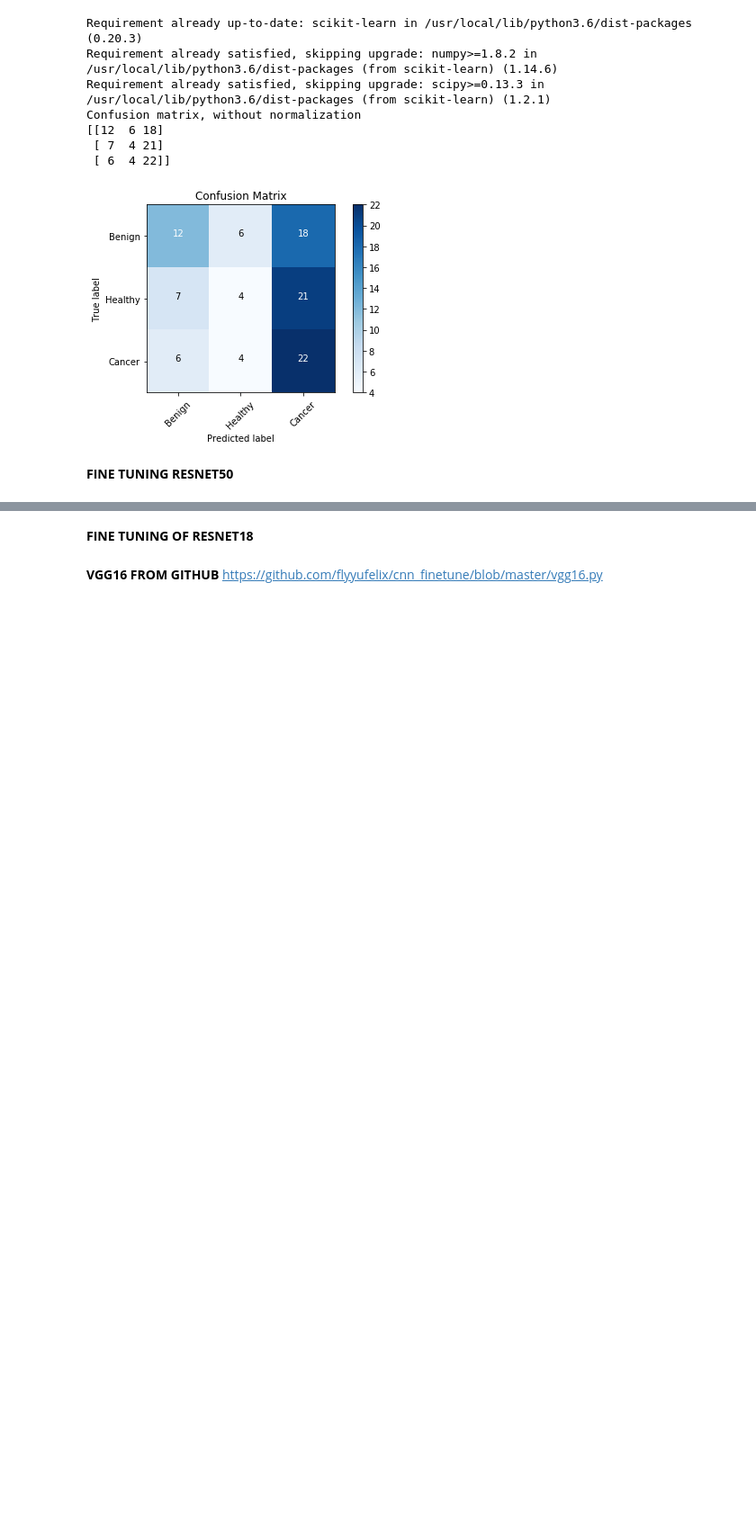
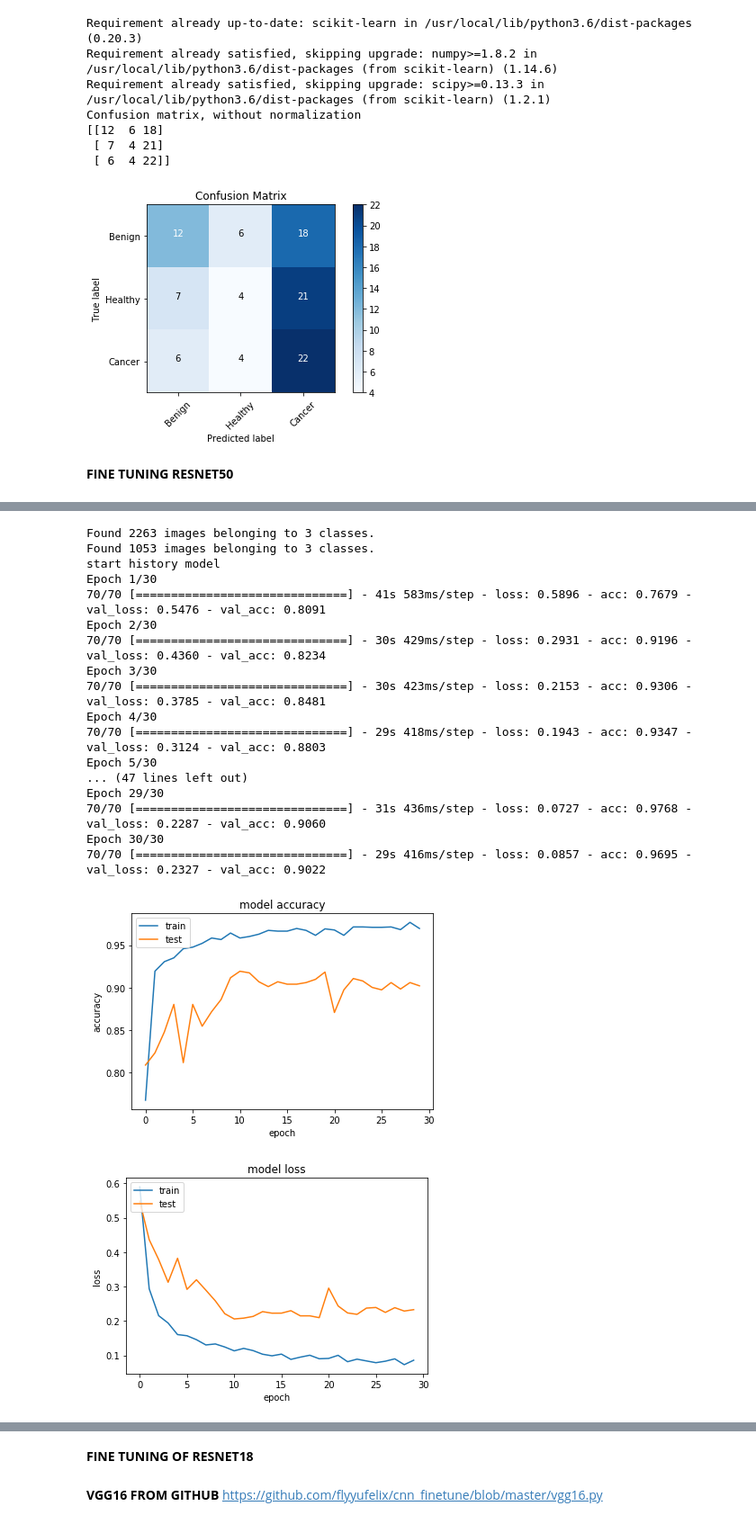
Before and after one commit to Marel88/Bioinfo_7_1, a Jupyter notebook: Bio_training.ipynb, the cells around one changed output, grey strips where cells are left out. Shown: that part at 90% size. Cells and saved outputs as stored; diff of their text form; code cells hidden in the pictures; blank space fills up the shorter version.

Commit message:
Updated ResNet50 training

```diff
--- a/Bio_training.ipynb
+++ b/Bio_training.ipynb
@@ -1175,0 +1189,32 @@ NameError: ignored
+# %%
+    image_size = (224, 224)
+    train_data_dir = '/content/gdrive/My Drive/Bioinformatica/Organized dataset/Training/Patches'
+    validation_data_dir = '/content/gdrive/My Drive/Bioinformatica/Organized dataset/Validation/Patches'
+    nb_epoch = 30
+    batch_size = 32
+    num_classes = 3
+    ResNetModel = get_model()
+    compile_model(ResNetModel)
+    modelFitGenerator(ResNetModel)
+    saveCoreMLModel(ResNetModel)
+    print_predictions(ResNetModel)
+# %% [output]
+Found 2263 images belonging to 3 classes.
+Found 1053 images belonging to 3 classes.
+start history model
+Epoch 1/30
+70/70 [==============================] - 41s 583ms/step - loss: 0.5896 - acc: 0.7679 - val_loss: 0.5476 - val_acc: 0.8091
+Epoch 2/30
+70/70 [==============================] - 30s 429ms/step - loss: 0.2931 - acc: 0.9196 - val_loss: 0.4360 - val_acc: 0.8234
+Epoch 3/30
+70/70 [==============================] - 30s 423ms/step - loss: 0.2153 - acc: 0.9306 - val_loss: 0.3785 - val_acc: 0.8481
+Epoch 4/30
+70/70 [==============================] - 29s 418ms/step - loss: 0.1943 - acc: 0.9347 - val_loss: 0.3124 - val_acc: 0.8803
+Epoch 5/30
+... (47 lines left out)
+Epoch 29/30
+70/70 [==============================] - 31s 436ms/step - loss: 0.0727 - acc: 0.9768 - val_loss: 0.2287 - val_acc: 0.9060
+Epoch 30/30
+70/70 [==============================] - 29s 416ms/step - loss: 0.0857 - acc: 0.9695 - val_loss: 0.2327 - val_acc: 0.9022
+[figure, added]
+[figure, added]
```
Also changed, not shown: parts of 4 cells of this notebook.
